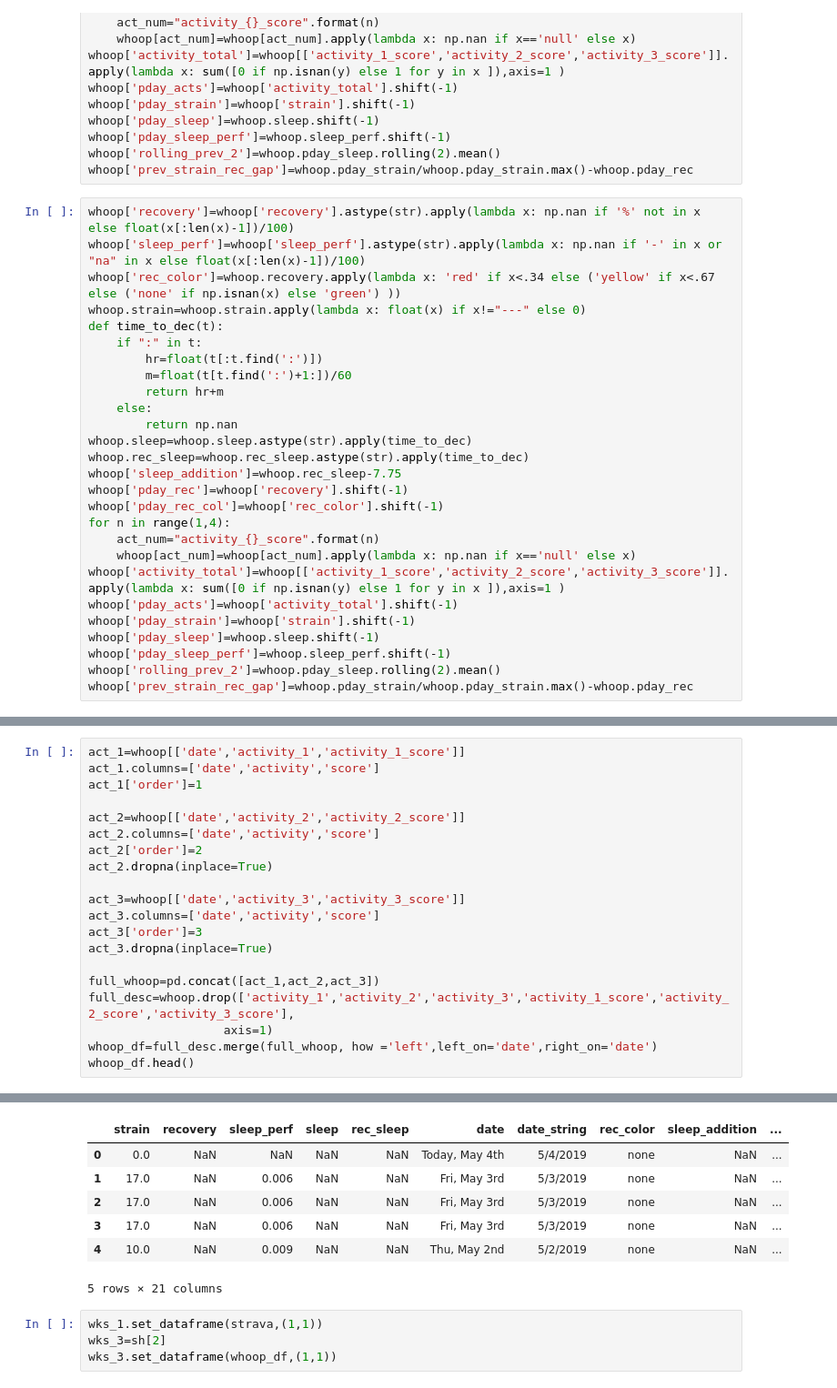
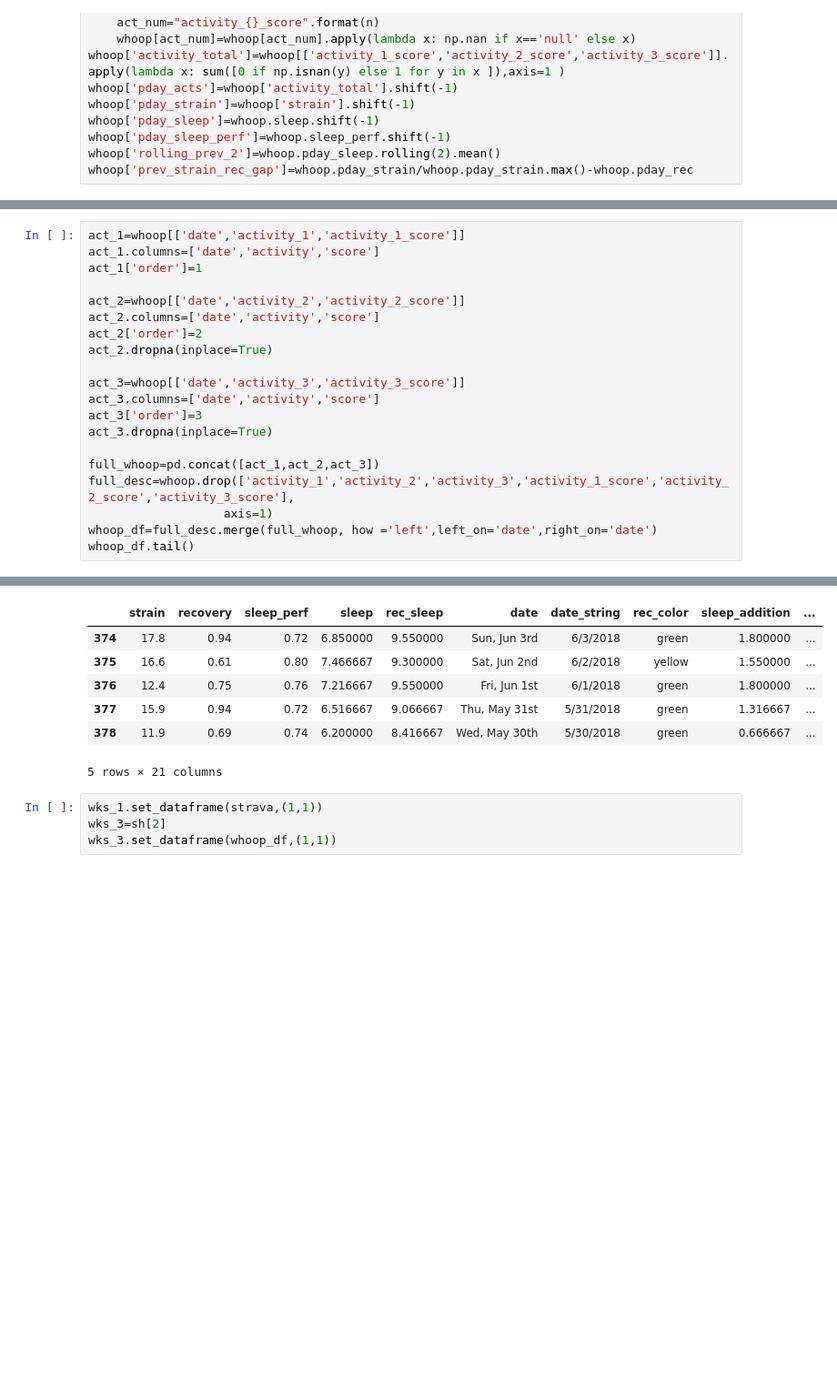
Before and after one commit to irickman/WHOOP-Strava-data, a Jupyter notebook: Testing.ipynb, the cells around one changed output, grey strips where cells are left out. Shown: that part at 91% size. Drawn from its saved outputs; the diff is of its cells as text; blank space fills up the shorter version.

```diff
--- a/Testing.ipynb
+++ b/Testing.ipynb
@@ -84,33 +84,6 @@ whoop['pday_sleep']=whoop.sleep.shift(-1)
 whoop['pday_sleep_perf']=whoop.sleep_perf.shift(-1)
 whoop['rolling_prev_2']=whoop.pday_sleep.rolling(2).mean()
 whoop['prev_strain_rec_gap']=whoop.pday_strain/whoop.pday_strain.max()-whoop.pday_rec
-# %%
-whoop['recovery']=whoop['recovery'].astype(str).apply(lambda x: np.nan if '%' not in x else float(x[:len(x)-1])/100)
-whoop['sleep_perf']=whoop['sleep_perf'].astype(str).apply(lambda x: np.nan if '-' in x or "na" in x else float(x[:len(x)-1])/100)
-whoop['rec_color']=whoop.recovery.apply(lambda x: 'red' if x<.34 else ('yellow' if x<.67 else ('none' if np.isnan(x) else 'green') ))
-whoop.strain=whoop.strain.apply(lambda x: float(x) if x!="---" else 0)
-def time_to_dec(t):
-    if ":" in t:
-        hr=float(t[:t.find(':')])
-        m=float(t[t.find(':')+1:])/60
-        return hr+m
-    else:
-        return np.nan
-whoop.sleep=whoop.sleep.astype(str).apply(time_to_dec)
-whoop.rec_sleep=whoop.rec_sleep.astype(str).apply(time_to_dec)
-whoop['sleep_addition']=whoop.rec_sleep-7.75
-whoop['pday_rec']=whoop['recovery'].shift(-1)
-whoop['pday_rec_col']=whoop['rec_color'].shift(-1)
-for n in range(1,4):
-    act_num="activity_{}_score".format(n)
-    whoop[act_num]=whoop[act_num].apply(lambda x: np.nan if x=='null' else x)
-whoop['activity_total']=whoop[['activity_1_score','activity_2_score','activity_3_score']].apply(lambda x: sum([0 if np.isnan(y) else 1 for y in x ]),axis=1 )
-whoop['pday_acts']=whoop['activity_total'].shift(-1)
-whoop['pday_strain']=whoop['strain'].shift(-1)
-whoop['pday_sleep']=whoop.sleep.shift(-1)
-whoop['pday_sleep_perf']=whoop.sleep_perf.shift(-1)
-whoop['rolling_prev_2']=whoop.pday_sleep.rolling(2).mean()
-whoop['prev_strain_rec_gap']=whoop.pday_strain/whoop.pday_strain.max()-whoop.pday_rec
 # %%
 whoop
 # %% [output]
@@ -143,39 +116,39 @@ act_2['order']=2
 act_2.dropna(inplace=True)
 
 act_3=whoop[['date','activity_3','activity_3_score']]
 act_3.columns=['date','activity','score']
 act_3['order']=3
 act_3.dropna(inplace=True)
 
 full_whoop=pd.concat([act_1,act_2,act_3])
 full_desc=whoop.drop(['activity_1','activity_2','activity_3','activity_1_score','activity_2_score','activity_3_score'],
                    axis=1)
 whoop_df=full_desc.merge(full_whoop, how ='left',left_on='date',right_on='date')
-whoop_df.head()
+whoop_df.tail()
 # %% [output]
 A value is trying to be set on a copy of a slice from a DataFrame.
 Try using .loc[row_indexer,col_indexer] = value instead
 
 See the caveats in the documentation: http://pandas.pydata.org/pandas-docs/stable/indexing.html#indexing-view-versus-copy
   This is separate from the ipykernel package so we can avoid doing imports until
 A value is trying to be set on a copy of a slice from a DataFrame.
 Try using .loc[row_indexer,col_indexer] = value instead
 
 See the caveats in the documentation: http://pandas.pydata.org/pandas-docs/stable/indexing.html#indexing-view-versus-copy
   import sys
 A value is trying to be set on a copy of a slice from a DataFrame
 
 ... (7 lines left out)
 A value is trying to be set on a copy of a slice from a DataFrame
 
 See the caveats in the documentation: http://pandas.pydata.org/pandas-docs/stable/indexing.html#indexing-view-versus-copy
   del sys.path[0]
 |  | strain | recovery | sleep_perf | sleep | rec_sleep | date | date_string | rec_color | sleep_addition | ... |
-| 0 | 0.0 | NaN | NaN | NaN | NaN | Today, May 4th | 5/4/2019 | none | NaN | ... |
-| 1 | 17.0 | NaN | 0.006 | NaN | NaN | Fri, May 3rd | 5/3/2019 | none | NaN | ... |
-| 2 | 17.0 | NaN | 0.006 | NaN | NaN | Fri, May 3rd | 5/3/2019 | none | NaN | ... |
-| 3 | 17.0 | NaN | 0.006 | NaN | NaN | Fri, May 3rd | 5/3/2019 | none | NaN | ... |
-| 4 | 10.0 | NaN | 0.009 | NaN | NaN | Thu, May 2nd | 5/2/2019 | none | NaN | ... |
+| 374 | 17.8 | 0.94 | 0.72 | 6.850000 | 9.550000 | Sun, Jun 3rd | 6/3/2018 | green | 1.800000 | ... |
+| 375 | 16.6 | 0.61 | 0.80 | 7.466667 | 9.300000 | Sat, Jun 2nd | 6/2/2018 | yellow | 1.550000 | ... |
+| 376 | 12.4 | 0.75 | 0.76 | 7.216667 | 9.550000 | Fri, Jun 1st | 6/1/2018 | green | 1.800000 | ... |
+| 377 | 15.9 | 0.94 | 0.72 | 6.516667 | 9.066667 | Thu, May 31st | 5/31/2018 | green | 1.316667 | ... |
+| 378 | 11.9 | 0.69 | 0.74 | 6.200000 | 8.416667 | Wed, May 30th | 5/30/2018 | green | 0.666667 | ... |
 5 rows × 21 columns
 # %%
 wks_1.set_dataframe(strava,(1,1))
```
Also changed, not shown: parts of 1 cell of this notebook.
